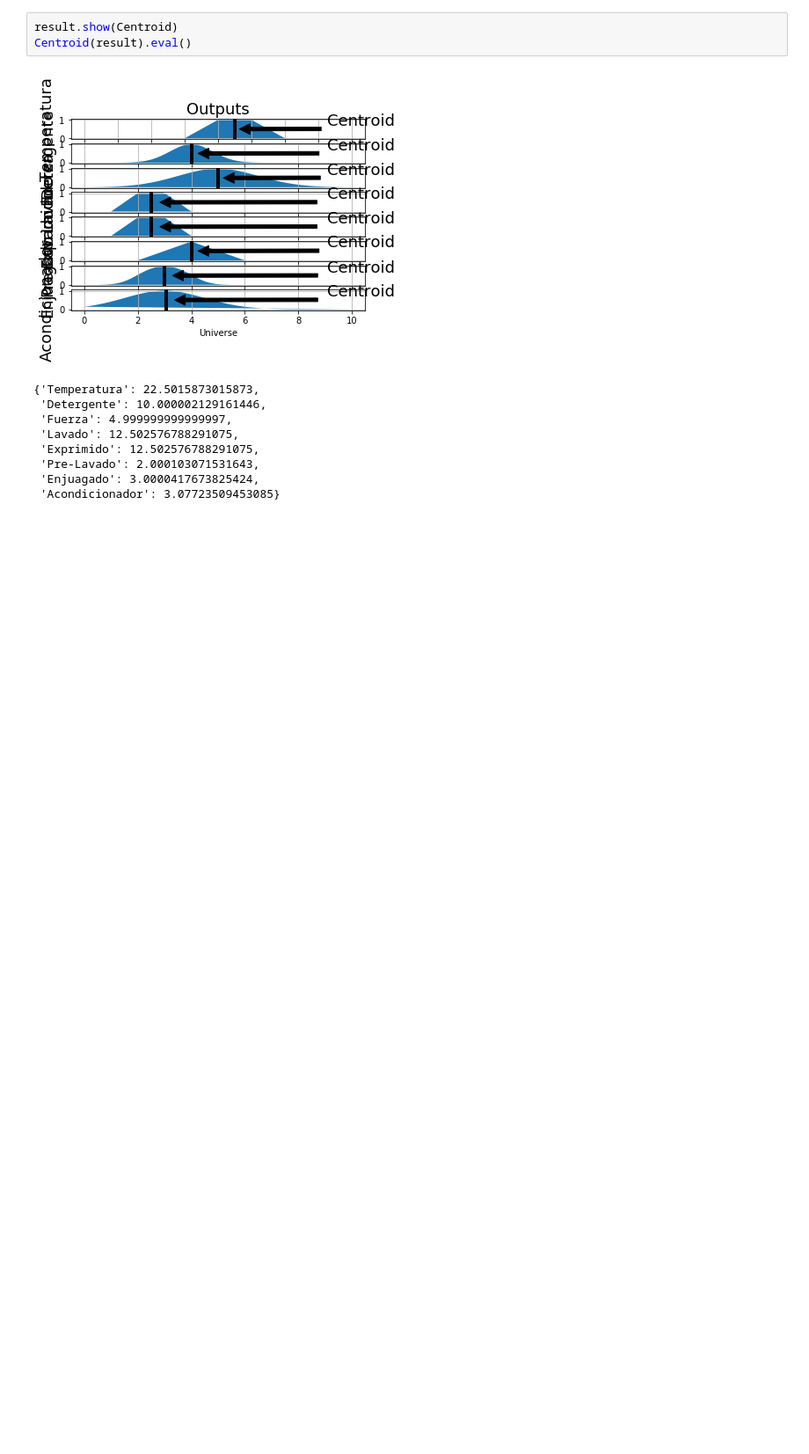
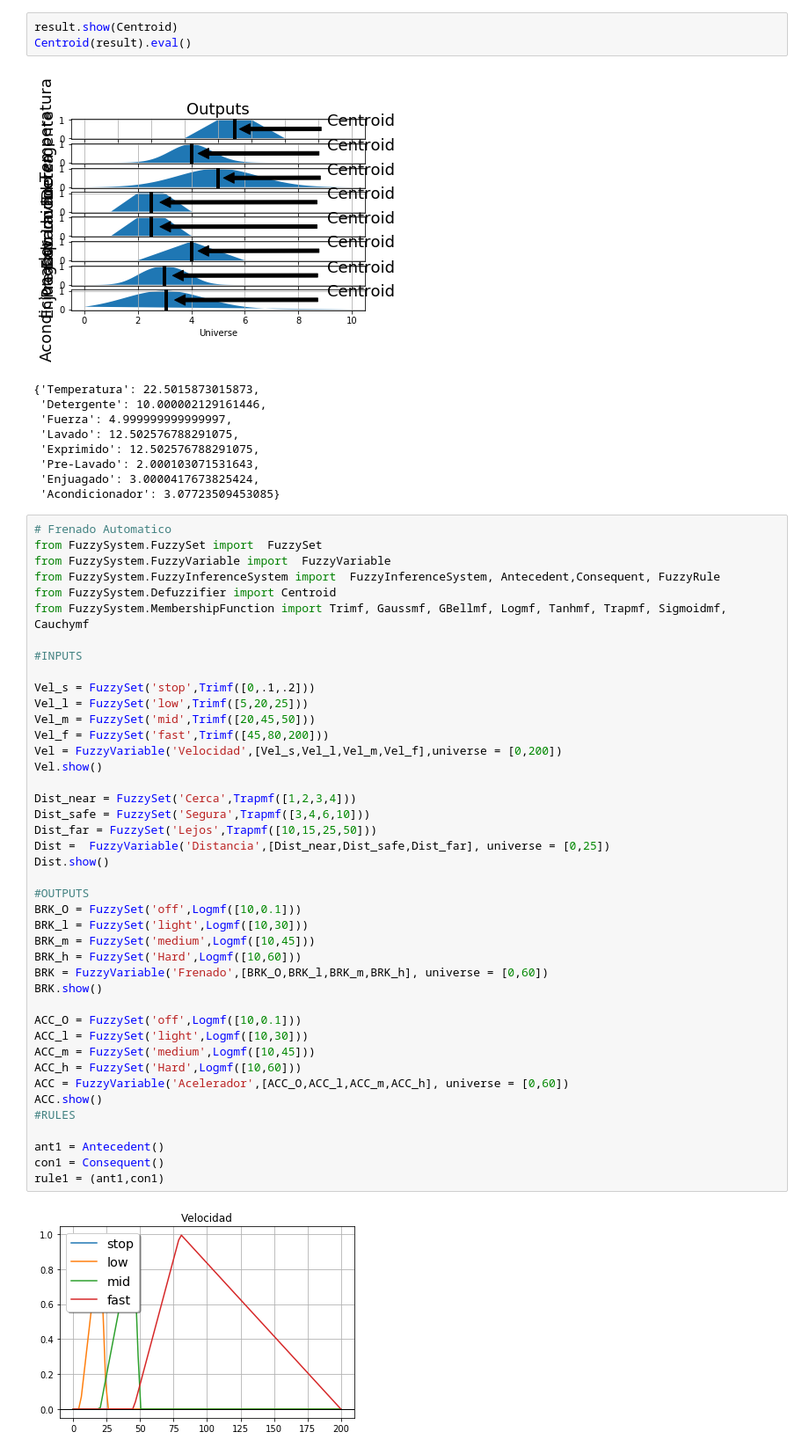
Before and after one commit to R-ses/IA, a Jupyter notebook: P4/P4.ipynb, the cells around one changed output. Shown: that part at 88% size. Cells and saved outputs as stored; diff of their text form; blank space fills up the shorter version.

```diff
--- a/P4/P4.ipynb
+++ b/P4/P4.ipynb
@@ -368,3 +171,47 @@ Centroid(result).eval()
  'Pre-Lavado': 2.000103071531643,
  'Enjuagado': 3.0000417673825424,
  'Acondicionador': 3.07723509453085}
+# %%
+# Frenado Automatico
+from FuzzySystem.FuzzySet import  FuzzySet
+from FuzzySystem.FuzzyVariable import  FuzzyVariable
+from FuzzySystem.FuzzyInferenceSystem import  FuzzyInferenceSystem, Antecedent,Consequent, FuzzyRule
+from FuzzySystem.Defuzzifier import Centroid
+from FuzzySystem.MembershipFunction import Trimf, Gaussmf, GBellmf, Logmf, Tanhmf, Trapmf, Sigmoidmf, Cauchymf
+
+#INPUTS
+
+Vel_s = FuzzySet('stop',Trimf([0,.1,.2]))
+Vel_l = FuzzySet('low',Trimf([5,20,25]))
+Vel_m = FuzzySet('mid',Trimf([20,45,50]))
+Vel_f = FuzzySet('fast',Trimf([45,80,200]))
+Vel = FuzzyVariable('Velocidad',[Vel_s,Vel_l,Vel_m,Vel_f],universe = [0,200])
+Vel.show()
+
+Dist_near = FuzzySet('Cerca',Trapmf([1,2,3,4]))
+Dist_safe = FuzzySet('Segura',Trapmf([3,4,6,10]))
+Dist_far = FuzzySet('Lejos',Trapmf([10,15,25,50]))
+Dist =  FuzzyVariable('Distancia',[Dist_near,Dist_safe,Dist_far], universe = [0,25])
+Dist.show()
+
+#OUTPUTS
+BRK_O = FuzzySet('off',Logmf([10,0.1]))
+BRK_l = FuzzySet('light',Logmf([10,30]))
+BRK_m = FuzzySet('medium',Logmf([10,45]))
+BRK_h = FuzzySet('Hard',Logmf([10,60]))
+BRK = FuzzyVariable('Frenado',[BRK_O,BRK_l,BRK_m,BRK_h], universe = [0,60])
+BRK.show()
+
+ACC_O = FuzzySet('off',Logmf([10,0.1]))
+ACC_l = FuzzySet('light',Logmf([10,30]))
+ACC_m = FuzzySet('medium',Logmf([10,45]))
+ACC_h = FuzzySet('Hard',Logmf([10,60]))
+ACC = FuzzyVariable('Acelerador',[ACC_O,ACC_l,ACC_m,ACC_h], universe = [0,60])
+ACC.show()
+#RULES
+
+ant1 = Antecedent()
+con1 = Consequent()
+rule1 = (ant1,con1)
+# %% [output]
+[figure, added]
```
Also changed, not shown: parts of 2 cells of this notebook.
